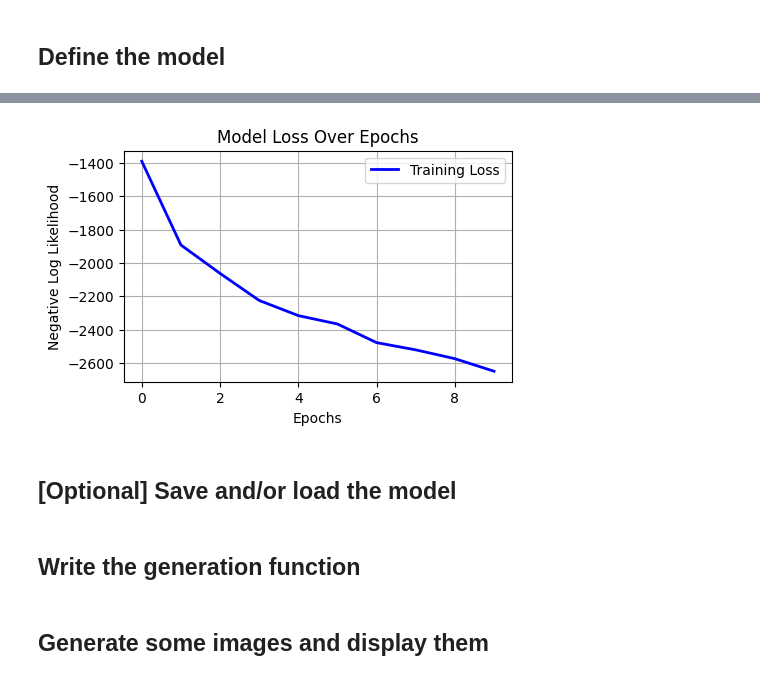
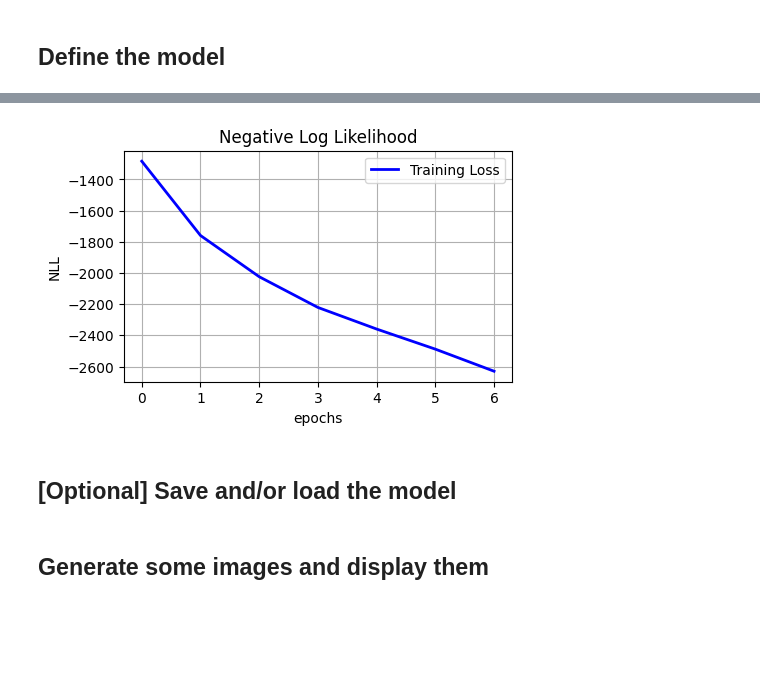
Before and after one commit to AsmaaQ25/GenAI-CMP637-2025, a Jupyter notebook: notebooks/MNIST_MADE.ipynb, the cells around one changed output, grey strips where cells are left out. Saved outputs shown, nothing was run; the diff lists cells and outputs as text; code cells hidden in the pictures; blank space fills up the shorter version.

Commit message:
continuous made done right, clean code

```diff
--- a/notebooks/MNIST_MADE.ipynb
+++ b/notebooks/MNIST_MADE.ipynb
@@ -367,30 +273,24 @@ lr = 1e-5
 # %%
 # usage
 # training parameters
-epochs = 3
+epochs = 7
 batch_size = 64
-max_patience = 40
+lr = 1e-4
 
-model = ContinuousConditionalMADE(
-    input_size=784,
-    cond_size=10,
-    hidden_sizes=[1024, 1024],
-)
+# prepare data
 train_loader = DataLoader(dataset, batch_size=batch_size, shuffle=True)
+# prepare logger Weights and biases (Wandb)
+################
 
+wandb.login(key="9bf31a65f3249f4d45183b47993a4fdc3328db1f")
+wandb_logger = wandb.init(project="GenAI-Assignment-phase1", name="made_continuous_12k-e-4",
+                         config = {
+                        "learning_rate": lr,
+                        "batch_size": batch_size,
+                        "optimizer": "adam",
+                        "epochs": epochs,
+                        "model_architecture": "MADE-Continuous",
+                         "hidden_layers": hidden_dim })
 
-loss_history = train_continuous_made(model, train_loader, epochs=10, lr=1e-3, device='cuda')
-
-
-# wandb.login(key="9bf31a65f3249f4d45183b47993a4fdc3328db1f")
-# wandb_logger = wandb.init(project="GenAI-Assignment-phase1", name="made_con",
-#                          config = {
-#                         "learning_rate": lr,
-#                         "batch_size": batch_size,
-#                         "optimizer": "adam",
-#                         "epochs": epochs,
-#                         "model_architecture": "MADE",
-#                          "hidden_layers": hidden_dim })
-# loss_history, l2 = train_made("made_mnist-v4", model, train_loader,
-#                           max_patience, epochs=epochs, lr=lr, device=device)
+loss_history = train_continuous_made(model, train_loader, epochs=epochs, lr=lr, device='cuda')
 # %% [output]
@@ -408,16 +319,15 @@ Training complete.
 # %%
 plt.figure(figsize=(5, 3))
 plt.plot(loss_history, label='Training Loss', color='blue', linewidth=2)
-# plt.plot(l2, label='his Loss', color='green', linewidth=2)
 
-plt.title('Model Loss Over Epochs')
-plt.xlabel('Epochs')
-plt.ylabel('Negative Log Likelihood')
+plt.title('Negative Log Likelihood')
+plt.xlabel('epochs')
+plt.ylabel('NLL')
 plt.legend()
 plt.grid(True)
 plt.show()
 # %% [output]
-[figure, old version]
+[figure, new version]
 # %% [markdown]
 ## [Optional] Save and/or load the model
 # %%
@@ -436,7 +344,5 @@ plt.show()
 # #                         hidden_sizes=hidden_dim,
 # #                         natural_ordering=True)
 # loaded_model.load_state_dict(torch.load("made_temp.pth"))
-# %% [markdown]
-## Write the generation function
 # %% [markdown]
 ## Generate some images and display them
```
Also changed, not shown: parts of 21 cells of this notebook.
